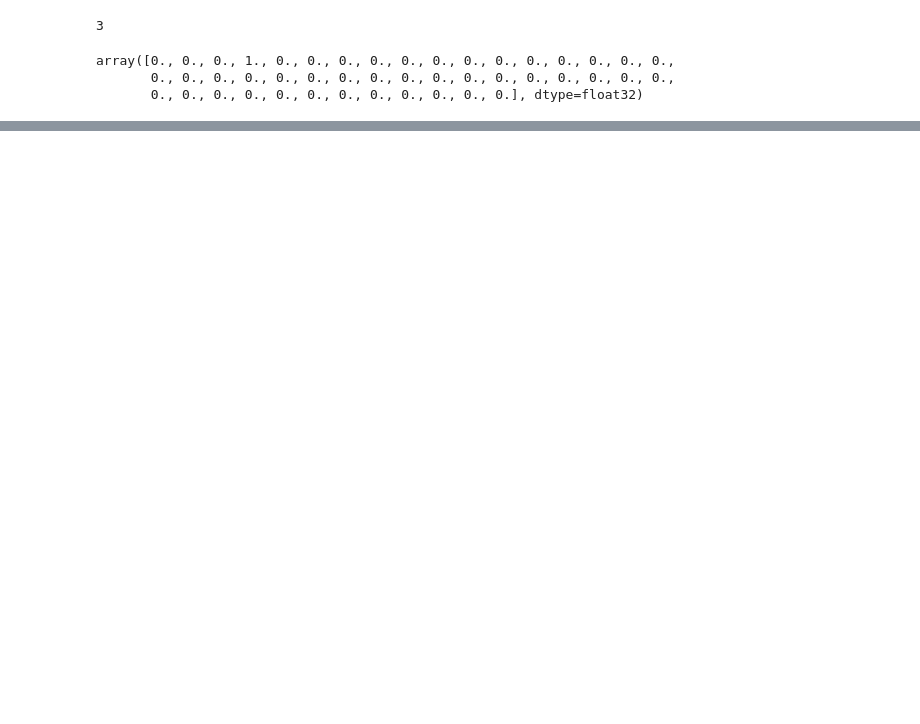
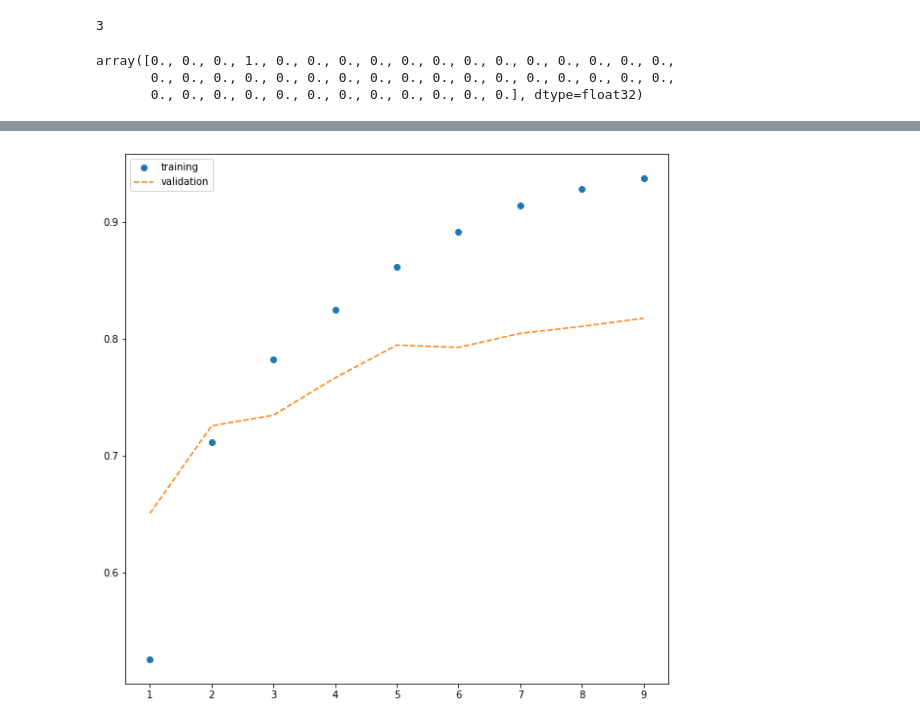
Before and after one commit to LuisReyes98/platzi-fundamentos-neural-network-keras, a Jupyter notebook: 6-clasificacion_multiple.ipynb, the cells around one changed output, grey strips where cells are left out. Drawn from its saved outputs; the diff is of its cells as text; code cells hidden in the pictures; blank space fills up the shorter version.

```diff
--- a/6-clasificacion_multiple.ipynb
+++ b/6-clasificacion_multiple.ipynb
@@ -107,0 +150,12 @@ partial_y_train = y_train[1000:]
+# %%
+def showHistoryAccuracy(history):
+  # print(history.history)
+  loss_vals = history.history['accuracy']
+  val_loss_vals = history.history['val_accuracy']
+
+  fig = plt.figure(figsize=(10, 10))
+  epochs = range(1, len(loss_vals) + 1)
+  plt.plot(epochs, loss_vals, 'o', label='training')
+  plt.plot(epochs, val_loss_vals, '--', label='validation')
+  plt.legend()
+  plt.show()
@@ -107,0 +168,4 @@ partial_y_train = y_train[1000:]
+# %%
+showHistoryAccuracy(history)
+# %% [output]
+[figure, added]
```
Also changed, not shown: parts of 14 cells of this notebook.
